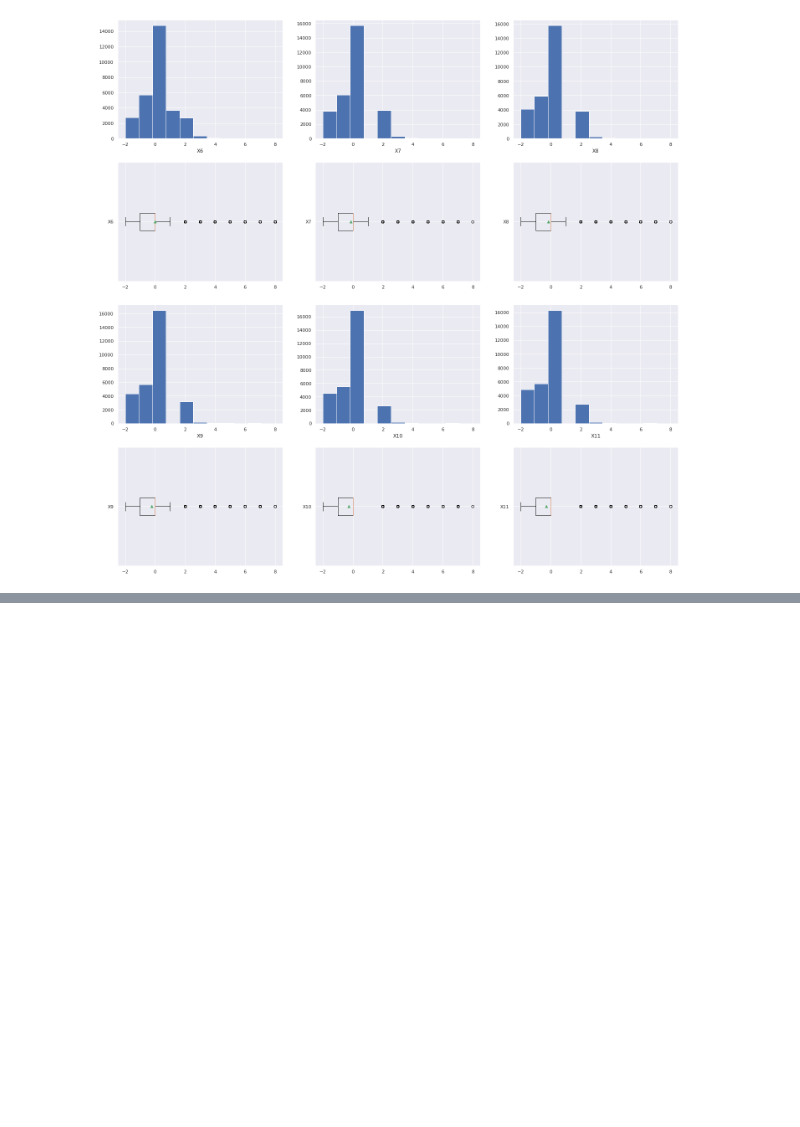
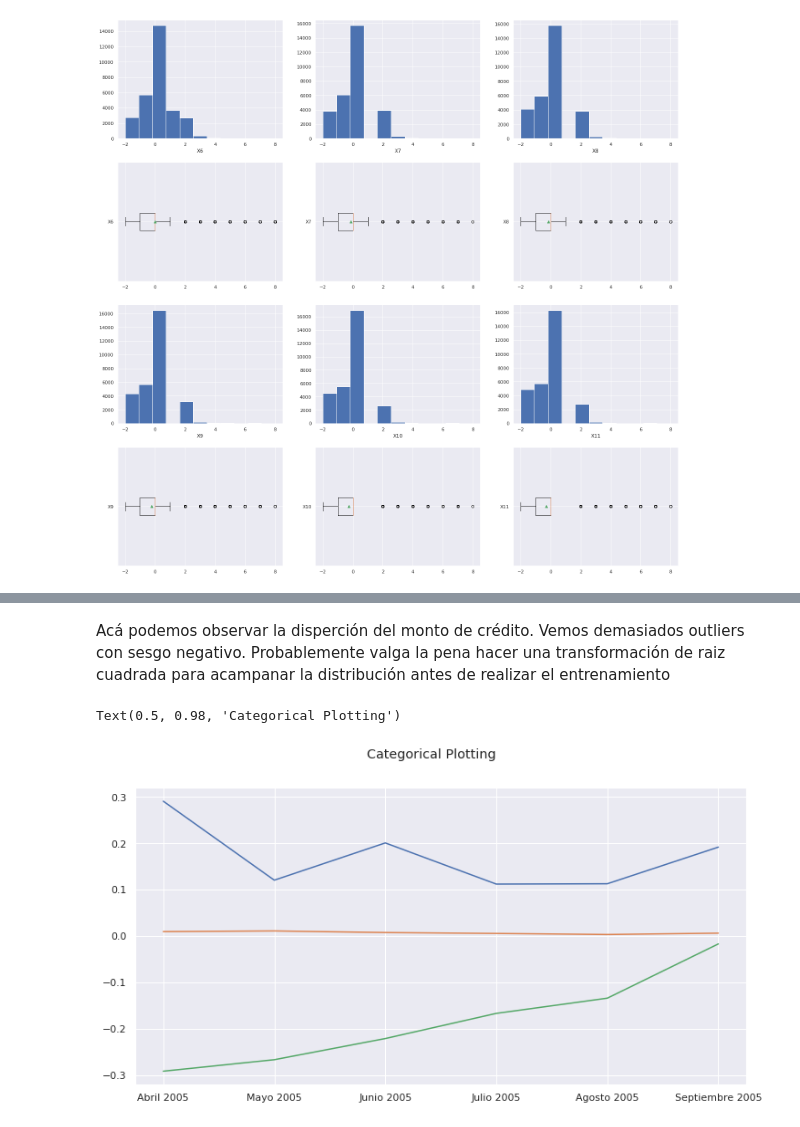
Before and after one commit to PosgradoMNA/actividades-de-aprendizaje-pnogueron, a Jupyter notebook: Semana_6_Actividad_A01097897.ipynb, the cells around one changed output, grey strips where cells are left out. Cells and saved outputs as stored; diff of their text form; code cells hidden in the pictures; blank space fills up the shorter version.

```diff
--- a/Semana_6_Actividad_A01097897.ipynb
+++ b/Semana_6_Actividad_A01097897.ipynb
@@ -587,0 +617,45 @@ plt.show()
+# %% [markdown]
+Acá podemos observar la disperción del monto de crédito. Vemos demasiados outliers con sesgo negativo. Probablemente valga la pena hacer una transformación de raiz cuadrada para acampanar la distribución antes de realizar el entrenamiento
+# %%
+#plotchart
+data = {
+    'Abril 2005': ndf['X17'].mean(),
+    'Mayo 2005': ndf['X16'].mean(),
+    'Junio 2005': ndf['X15'].mean(),
+    'Julio 2005': ndf['X14'].mean(),
+    'Agosto 2005': ndf['X13'].mean(),
+    'Septiembre 2005': ndf['X12'].mean()
+}
+names = list(data.keys())
+values = list(data.values())
+
+data2 = {
+    'Abril 2005': ndf['X23'].mean(),
+    'Mayo 2005': ndf['X22'].mean(),
+    'Junio 2005': ndf['X21'].mean(),
+    'Julio 2005': ndf['X20'].mean(),
+    'Agosto 2005': ndf['X19'].mean(),
+    'Septiembre 2005': ndf['X18'].mean()
+}
+names2 = list(data2.keys())
+values2 = list(data2.values())
+
+data3 = {
+    'Abril 2005': ndf['X11'].mean(),
+    'Mayo 2005': ndf['X10'].mean(),
+    'Junio 2005': ndf['X9'].mean(),
+    'Julio 2005': ndf['X8'].mean(),
+    'Agosto 2005': ndf['X7'].mean(),
+    'Septiembre 2005': ndf['X6'].mean()
+}
+names3 = list(data3.keys())
+values3 = list(data3.values())
+
+fig, axs = plt.subplots(1, 1)
+plt.plot(names, values)
+plt.plot(names2, values2)
+plt.plot(names3, values3)
+fig.suptitle('Categorical Plotting')
+# %% [output]
+Text(0.5, 0.98, 'Categorical Plotting')
+[figure, added]
```
Also changed, not shown: parts of 6 cells of this notebook.
